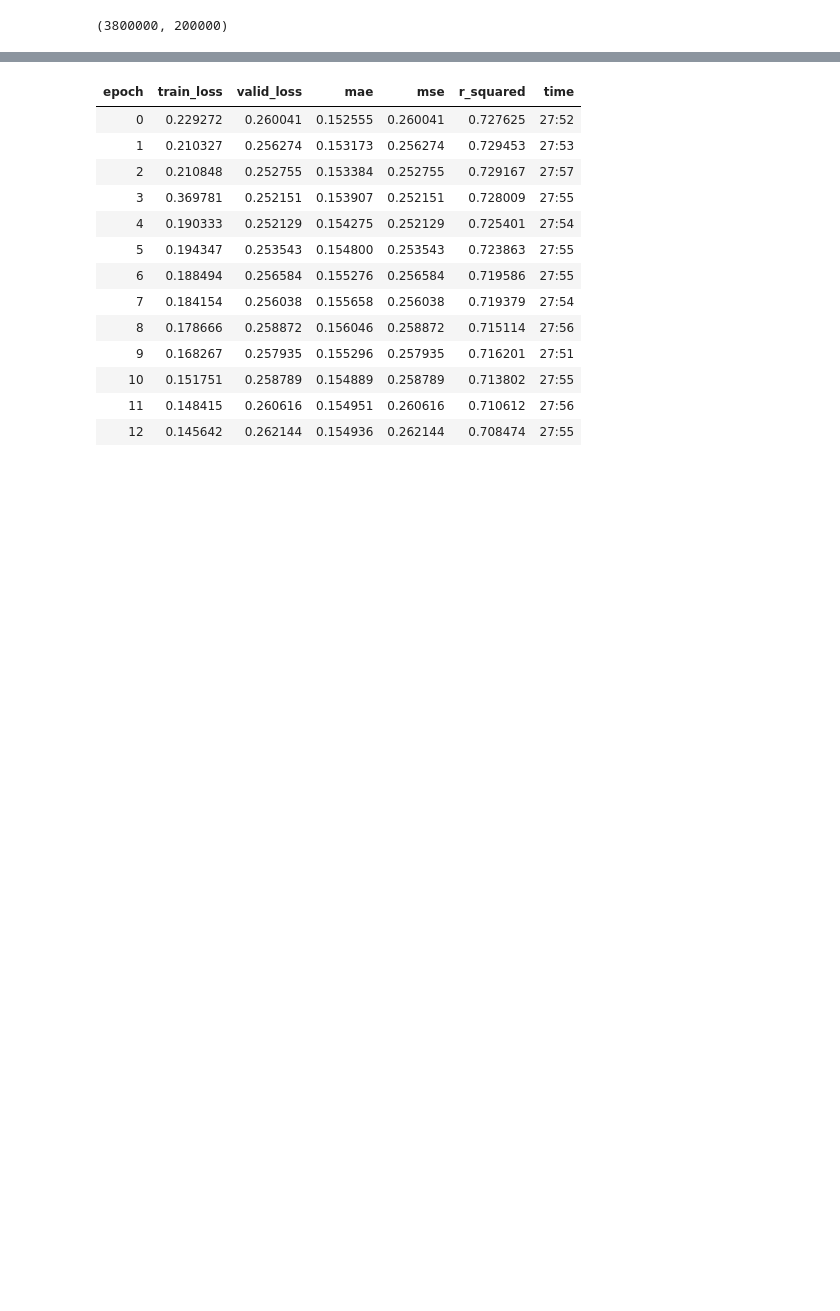
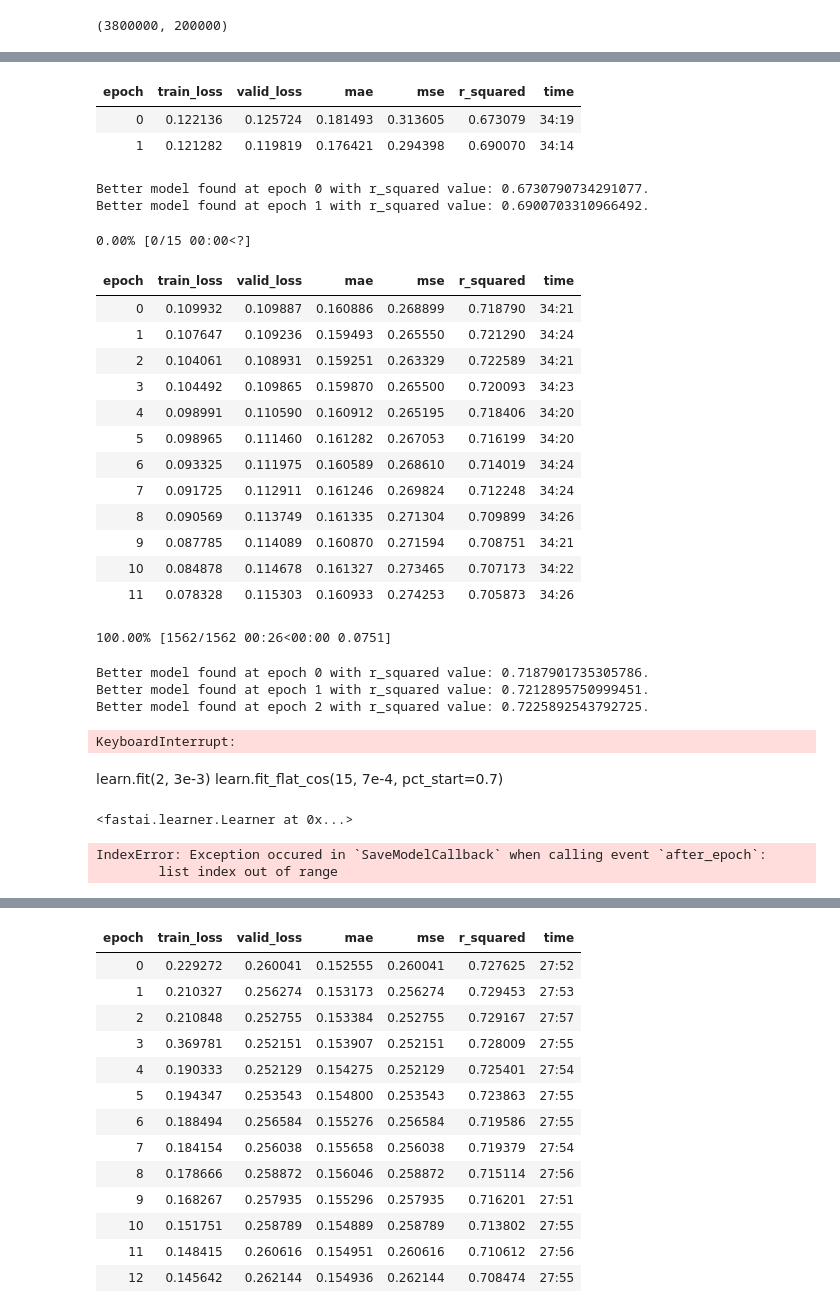
Before and after one commit to leroybird/LEAP-ClimSim, a Jupyter notebook: train.ipynb, the cells around one changed output, grey strips where cells are left out. Drawn from its saved outputs; the diff is of its cells as text; code cells hidden in the pictures; blank space fills up the shorter version.

```diff
--- a/train.ipynb
+++ b/train.ipynb
@@ -320,0 +458,40 @@ SuggestedLRs(valley=0.0003311311302240938)
+# %%
+learn.fit(2, 3e-3)
+learn.fit_flat_cos(5, 7e-4, pct_start=0.7)
+# %% [output]
+| epoch | train_loss | valid_loss | mae | mse | r_squared | time |
+| 0 | 0.122136 | 0.125724 | 0.181493 | 0.313605 | 0.673079 | 34:19 |
+| 1 | 0.121282 | 0.119819 | 0.176421 | 0.294398 | 0.690070 | 34:14 |
+Better model found at epoch 0 with r_squared value: 0.6730790734291077.
+Better model found at epoch 1 with r_squared value: 0.6900703310966492.
+0.00% [0/15 00:00<?]
+| epoch | train_loss | valid_loss | mae | mse | r_squared | time |
+| 0 | 0.109932 | 0.109887 | 0.160886 | 0.268899 | 0.718790 | 34:21 |
+| 1 | 0.107647 | 0.109236 | 0.159493 | 0.265550 | 0.721290 | 34:24 |
+| 2 | 0.104061 | 0.108931 | 0.159251 | 0.263329 | 0.722589 | 34:21 |
+| 3 | 0.104492 | 0.109865 | 0.159870 | 0.265500 | 0.720093 | 34:23 |
+| 4 | 0.098991 | 0.110590 | 0.160912 | 0.265195 | 0.718406 | 34:20 |
+| 5 | 0.098965 | 0.111460 | 0.161282 | 0.267053 | 0.716199 | 34:20 |
+| 6 | 0.093325 | 0.111975 | 0.160589 | 0.268610 | 0.714019 | 34:24 |
+| 7 | 0.091725 | 0.112911 | 0.161246 | 0.269824 | 0.712248 | 34:24 |
+| 8 | 0.090569 | 0.113749 | 0.161335 | 0.271304 | 0.709899 | 34:26 |
+| 9 | 0.087785 | 0.114089 | 0.160870 | 0.271594 | 0.708751 | 34:21 |
+| 10 | 0.084878 | 0.114678 | 0.161327 | 0.273465 | 0.707173 | 34:22 |
+| 11 | 0.078328 | 0.115303 | 0.160933 | 0.274253 | 0.705873 | 34:26 |
+100.00% [1562/1562 00:26<00:00 0.0751]
+Better model found at epoch 0 with r_squared value: 0.7187901735305786.
+Better model found at epoch 1 with r_squared value: 0.7212895750999451.
+Better model found at epoch 2 with r_squared value: 0.7225892543792725.
+KeyboardInterrupt:
+# %% [markdown]
+learn.fit(2, 3e-3)
+learn.fit_flat_cos(15, 7e-4, pct_start=0.7)
+# %%
+learn.load('model')
+# %% [output]
+<fastai.learner.Learner at 0x...>
+# %%
+learn.validate()
+# %% [output]
+IndexError: Exception occured in `SaveModelCallback` when calling event `after_epoch`:
+        list index out of range
```
Also changed, not shown: parts of 68 cells of this notebook, 4 other files.
